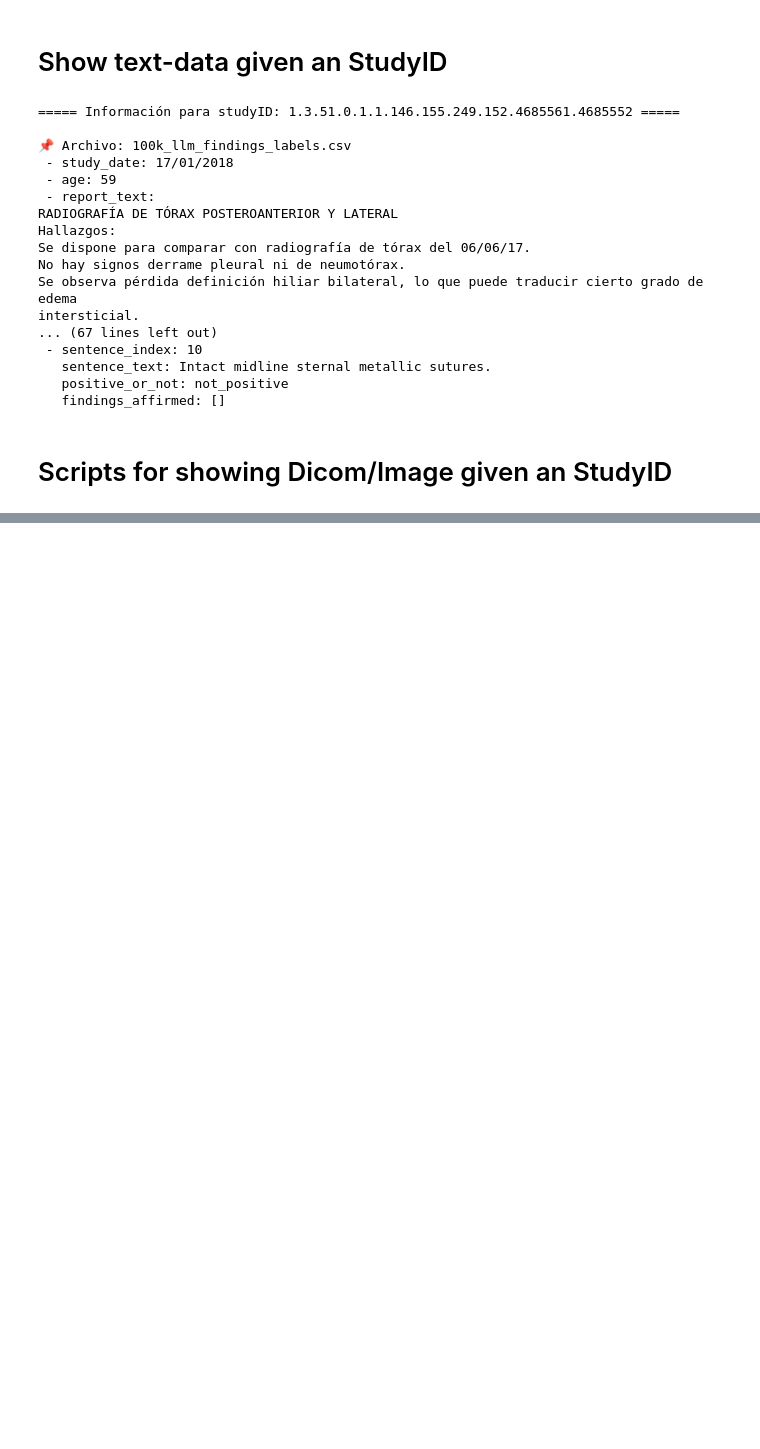
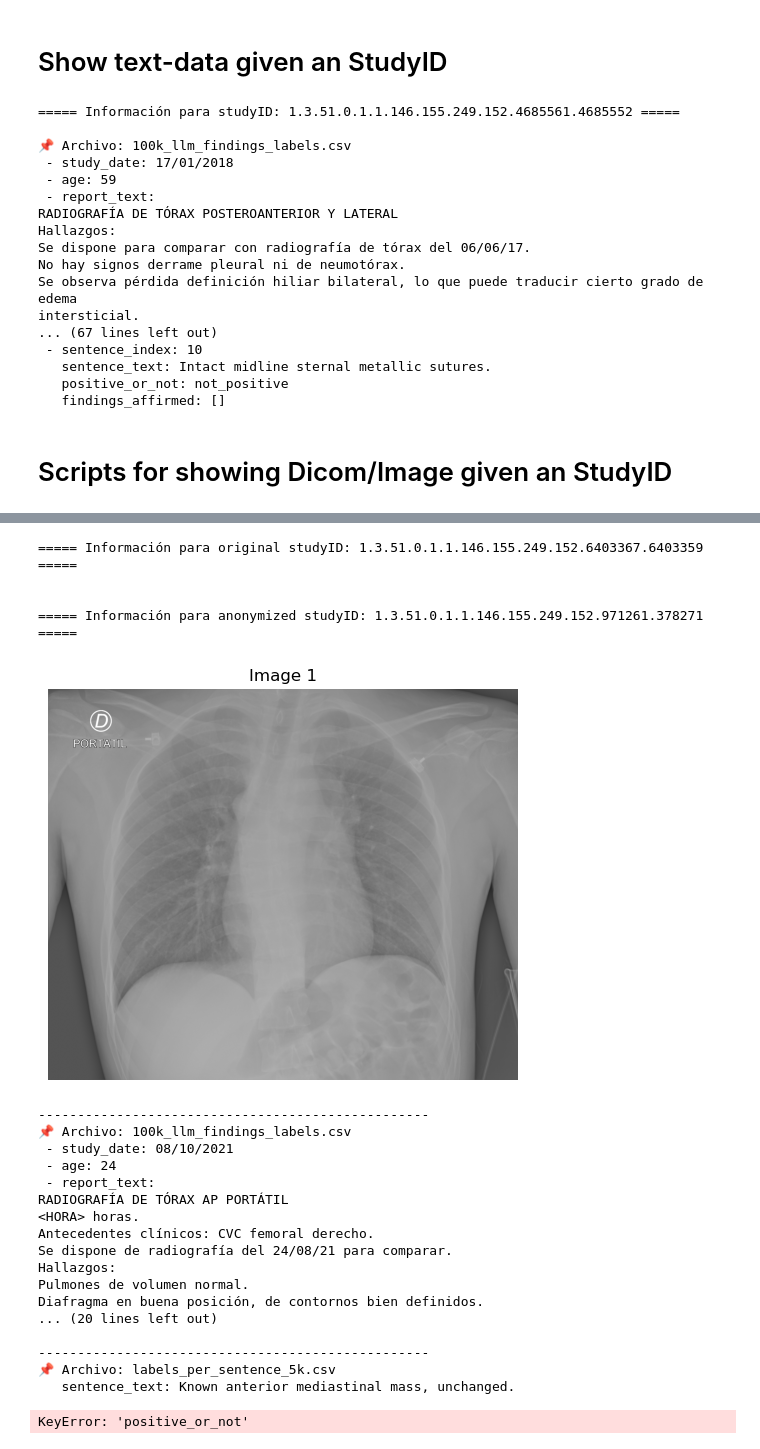
Before and after one commit to dlv237/DICOM_Viewer, a Jupyter notebook: scripts/ShowDataNotebook.ipynb, the cells around one changed output, grey strips where cells are left out. Cells and saved outputs as stored; diff of their text form; code cells hidden in the pictures; blank space fills up the shorter version.

```diff
--- a/scripts/ShowDataNotebook.ipynb
+++ b/scripts/ShowDataNotebook.ipynb
@@ -254,0 +197,13 @@ Modality: DX
+# %%
+import pandas as pd
+
+# Load the metadata parquet
+df = pd.read_parquet("/mnt/nas_anakena/datasets/uc-cxr/processed_data/metadata/phi.parquet")
+
+# Check the first few rows
+print(df.head())
+
+# Check all column names
+print("Columns in the dataset:")
+print(df.columns.tolist())
+print(df['PatientSex'].head())
@@ -374,0 +334,40 @@ Antecedentes clínicos: Dolor precordial.
+# %%
+# Load metadata parquet
+df = pd.read_parquet("/mnt/nas_anakena/datasets/uc-cxr/processed_data/metadata/anon.parquet")
+
+# Cargar los tres archivos CSV
+base_path = "/mnt/nas_anakena/datasets/uc-cxr/processed_data/reports_and_labels_llm"
+df_findings = pd.read_csv(f"{base_path}/100k_llm_findings_labels.csv", low_memory=False)
+
+# Try reading with ISO-8859-1 (Latin-1), which can handle almost any byte
+df_sections = pd.read_csv(f"{base_path}/merged_sections_of_report.csv", encoding="latin1")
+df_sentences = pd.read_csv(f"{base_path}/merged_labels_per_sentence_mapped.csv", encoding="latin1")
+
+study_id = "1.3.51.0.1.1.146.155.249.152.6403367.6403359"
+# ==== Ejemplo de uso ====
+show_study_info(study_id=study_id, df=df, df_findings=df_findings, df_sections=df_sections, df_sentences=df_sentences)
+print('done')
+# %% [output]
+===== Información para original studyID: 1.3.51.0.1.1.146.155.249.152.6403367.6403359 =====
+
+
+===== Información para anonymized studyID: 1.3.51.0.1.1.146.155.249.152.971261.378271 =====
+[figure, added]
+--------------------------------------------------
+📌 Archivo: 100k_llm_findings_labels.csv
+ - study_date: 08/10/2021
+ - age: 24
+ - report_text:
+RADIOGRAFÍA DE TÓRAX AP PORTÁTIL
+<HORA> horas.
+Antecedentes clínicos: CVC femoral derecho.
+Se dispone de radiografía del 24/08/21 para comparar.
+Hallazgos:
+Pulmones de volumen normal.
+Diafragma en buena posición, de contornos bien definidos.
+... (20 lines left out)
+
+--------------------------------------------------
+📌 Archivo: labels_per_sentence_5k.csv
+   sentence_text: Known anterior mediastinal mass, unchanged.
+KeyError: 'positive_or_not'
```
Also changed, not shown: parts of 12 cells of this notebook, 2 other files.
